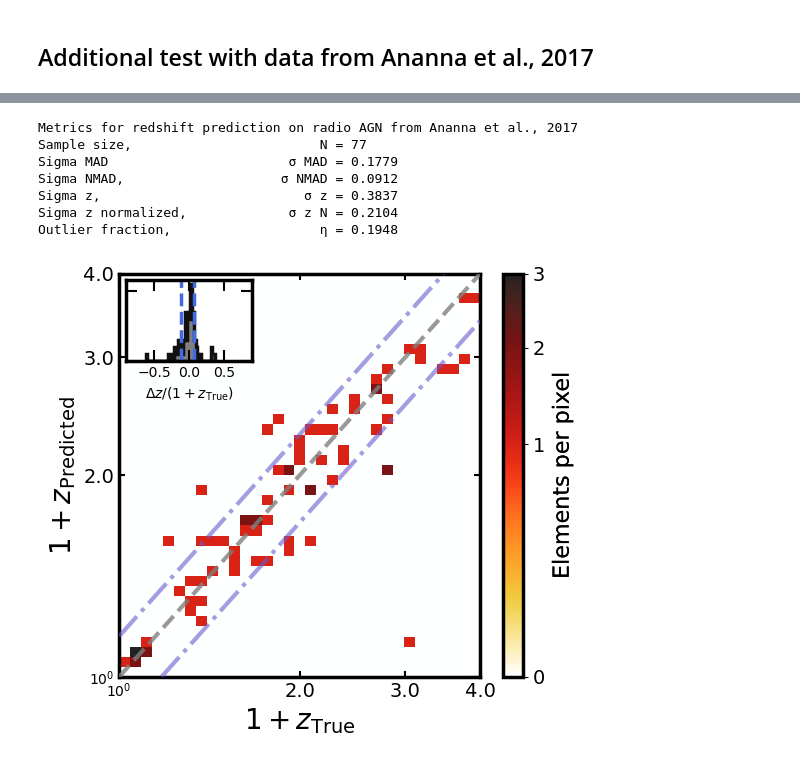
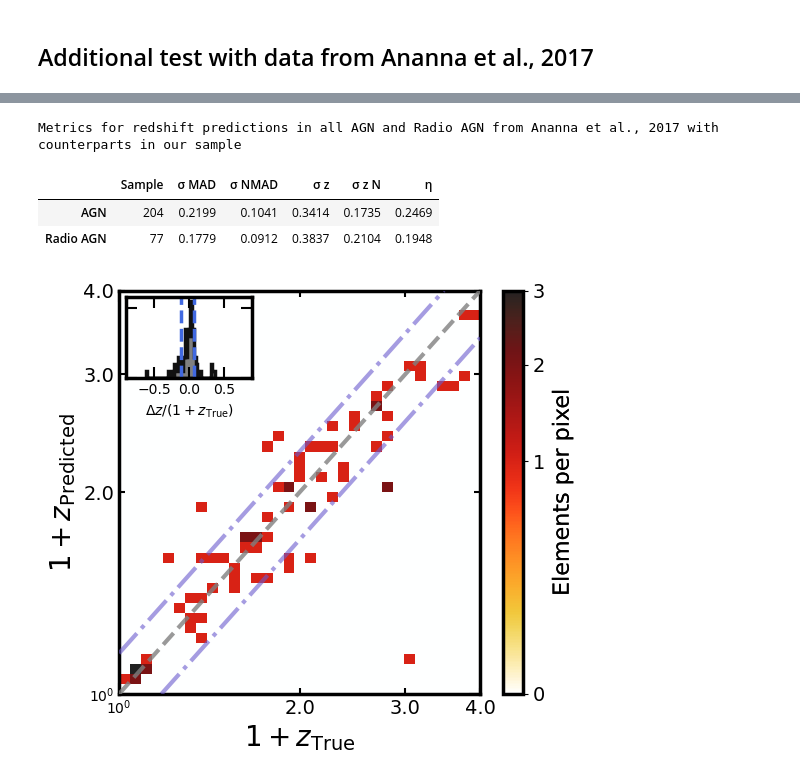
Before and after one commit to racarvajal/Pipeline_RG_z_ML, a Jupyter notebook: ML_12.ipynb, the cells around one changed output, grey strips where cells are left out. Saved outputs shown, nothing was run; the diff lists cells and outputs as text; code cells hidden in the pictures.

```diff
--- a/ML_12.ipynb
+++ b/ML_12.ipynb
@@ -1513,3 +1496,10 @@ Outlier fraction,                   η = 0.2469
+# %%
+if compare_A17_flag:
+    size_AGN_A17         = np.sum(np.isfinite(full_catalog_A17_df.loc[:, "zsp"]) & np.isfinite(full_catalog_A17_df.loc[:, "pred_Z"]))
+    metrics_z_AGN_A17    = np.array([size_AGN_A17, sigma_mad_AGN_A17, sigma_nmad_AGN_A17, sigma_z_AGN_A17,
+                                     sigma_z_norm_AGN_A17, out_frac_AGN_A17])
+    metrics_z_A17_df = pd.DataFrame(columns=['Sample', '\u03C3 MAD', '\u03C3 NMAD', '\u03C3 z', '\u03C3 z N', '\u03B7'])
+    metrics_z_A17_df.loc['AGN'] = metrics_z_AGN_A17
 # %%
 if compare_A17_flag:
     fig              = plt.figure(figsize=(7.5,4.3))
@@ -1593,23 +1584,23 @@ if compare_A17_flag:
     sigma_z_rAGN_A17              = sigma_z(full_catalog_A17_df.loc[:, 'Z'],      full_catalog_A17_df.loc[:, 'pred_Z'])
     sigma_z_norm_rAGN_A17         = sigma_z_norm(full_catalog_A17_df.loc[:, 'Z'], full_catalog_A17_df.loc[:, 'pred_Z'])
     out_frac_rAGN_A17             = outlier_frac(full_catalog_A17_df.loc[:, 'Z'], full_catalog_A17_df.loc[:, 'pred_Z'])
-# %%
-if compare_A17_flag:
-    print('Metrics for redshift prediction on radio AGN from Ananna et al., 2017')
-    print(f'Sample size,                        N = {np.sum(np.isfinite(full_catalog_A17_df.loc[:, "zsp"]) & np.isfinite(full_catalog_A17_df.loc[:, "pred_Z"])):,}')
-    print(f'Sigma MAD                       \u03C3 MAD = {sigma_mad_rAGN_A17:.4f}')
-    print(f'Sigma NMAD,                    \u03C3 NMAD = {sigma_nmad_rAGN_A17:.4f}')
-    print(f'Sigma z,                          \u03C3 z = {sigma_z_rAGN_A17:.4f}')
-    print(f'Sigma z normalized,             \u03C3 z N = {sigma_z_norm_rAGN_A17:.4f}')
-    print(f'Outlier fraction,                   \u03B7 = {out_frac_rAGN_A17:.4f}')
-# %% [output]
-Metrics for redshift prediction on radio AGN from Ananna et al., 2017
-Sample size,                        N = 77
-Sigma MAD                       σ MAD = 0.1779
-Sigma NMAD,                    σ NMAD = 0.0912
-Sigma z,                          σ z = 0.3837
-Sigma z normalized,             σ z N = 0.2104
-Outlier fraction,                   η = 0.1948
+# %%
+if compare_A17_flag:
+    size_rAGN_A17     = np.sum(np.isfinite(full_catalog_A17_df.loc[:, "zsp"]) & np.isfinite(full_catalog_A17_df.loc[:, "pred_Z"]))
+    metrics_z_rAGN_A17    = np.array([size_rAGN_A17, sigma_mad_rAGN_A17, sigma_nmad_rAGN_A17, sigma_z_rAGN_A17,
+                                 sigma_z_norm_rAGN_A17, out_frac_rAGN_A17])
+    metrics_z_A17_df.loc['Radio AGN'] = metrics_z_rAGN_A17
+# %%
+if compare_A17_flag:
+    print('Metrics for redshift predictions in all AGN and Radio AGN from Ananna et al., 2017 with counterparts in our sample')
+    metrics_z_A17_df.loc[:, 'Sample'] = metrics_z_A17_df.loc[:, 'Sample'].astype(int)
+    with pd.option_context('display.float_format', '{:.4f}'.format):
+        display(metrics_z_A17_df)
+# %% [output]
+Metrics for redshift predictions in all AGN and Radio AGN from Ananna et al., 2017 with counterparts in our sample
+|  | Sample | σ MAD | σ NMAD | σ z | σ z N | η |
+| AGN | 204 | 0.2199 | 0.1041 | 0.3414 | 0.1735 | 0.2469 |
+| Radio AGN | 77 | 0.1779 | 0.0912 | 0.3837 | 0.2104 | 0.1948 |
 # %%
 if compare_A17_flag:
     fig             = plt.figure(figsize=(6,5))
```
Also changed, not shown: parts of 3 cells of this notebook.
